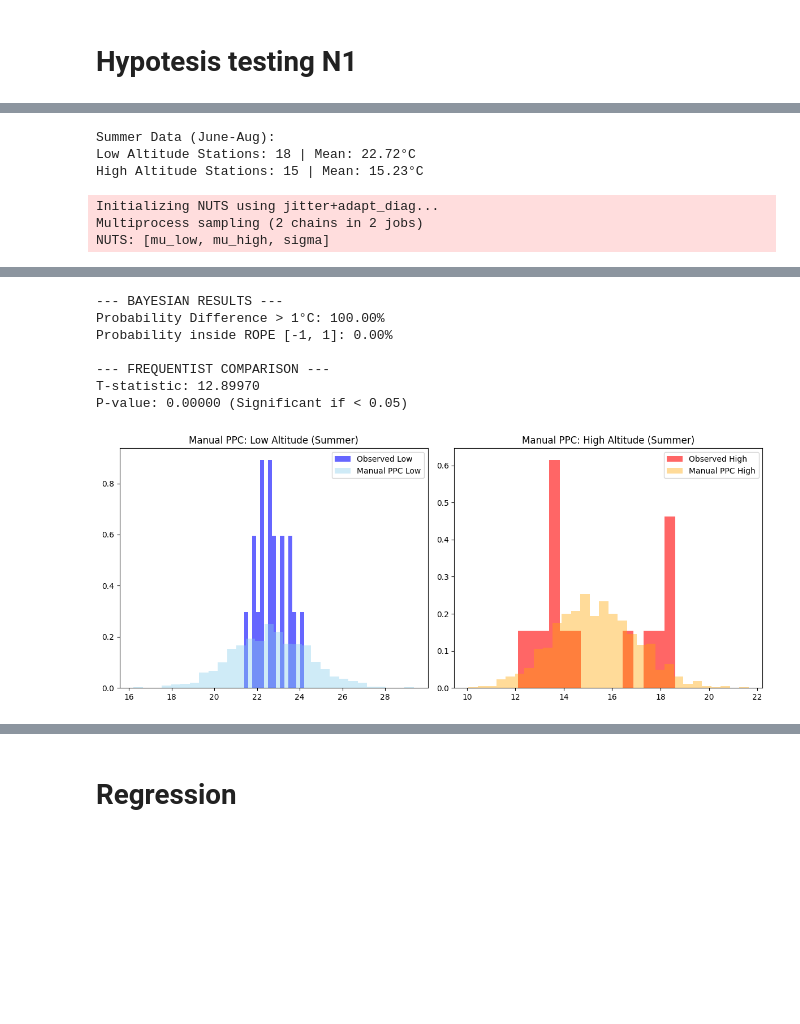
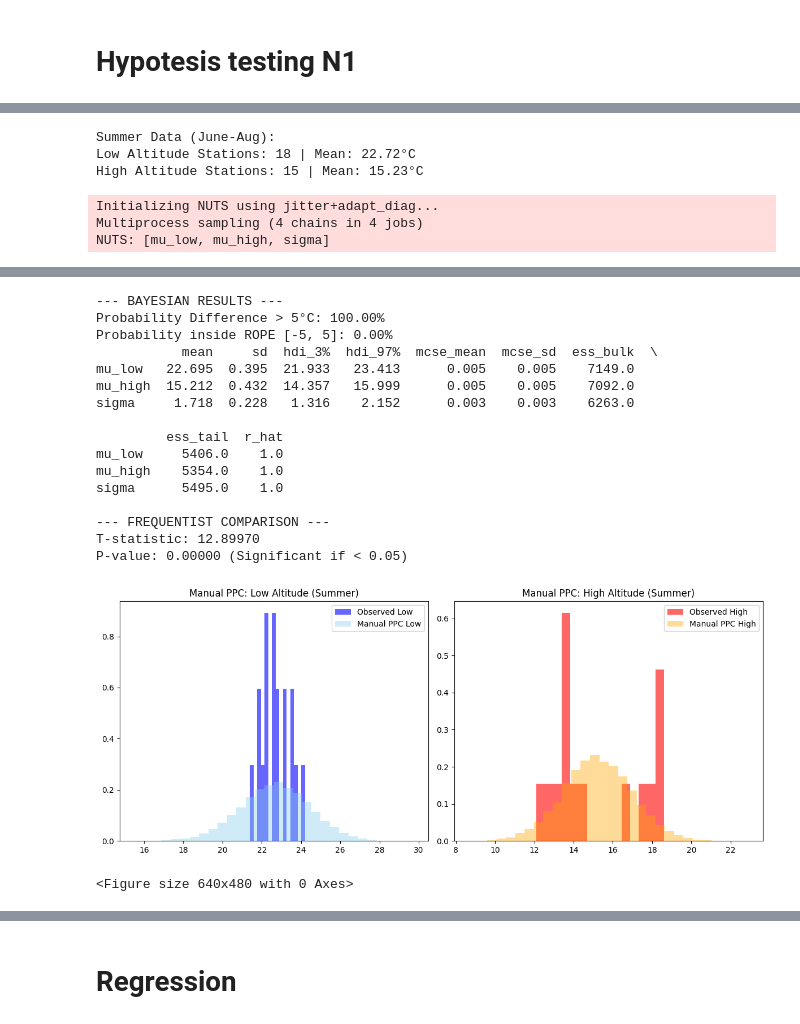
Before and after one commit to ManuCa93/bayesian_final_project, a Jupyter notebook: project.ipynb, the cells around one changed output, grey strips where cells are left out. Cells and saved outputs as stored; diff of their text form; code cells hidden in the pictures; blank space fills up the shorter version.

```diff
--- a/project.ipynb
+++ b/project.ipynb
@@ -636,12 +634,14 @@ with pm.Model() as model_informed:
 # 3. ROPE ANALYSIS AND RESULTS
 post_diff = trace_inf.posterior['diff'].values.flatten()
 # ROPE defines the range of practical equivalence where the difference is negligible [cite: 152]
-p_greater_1 = np.mean(post_diff > 1)
-p_rope = np.mean((post_diff >= -1) & (post_diff <= 1))
+p_greater_1 = np.mean(post_diff > 5)
+p_rope = np.mean((post_diff >= -5) & (post_diff <= 5))
 
 print(f"--- BAYESIAN RESULTS ---")
-print(f"Probability Difference > 1°C: {p_greater_1*100:.2f}%")
-print(f"Probability inside ROPE [-1, 1]: {p_rope*100:.2f}%")
+print(f"Probability Difference > 5°C: {p_greater_1*100:.2f}%")
+print(f"Probability inside ROPE [-5, 5]: {p_rope*100:.2f}%")
+
+print(az.summary(trace_inf, var_names=['mu_low', 'mu_high', 'sigma']))
 
 # 4. FREQUENTIST TEST (Comparison)
 # We perform a two-sample t-test to check for statistical significance [cite: 68, 117]
@@ -659,35 +659,58 @@ mu_high_s = draws['mu_high'].values
 sigma_s = draws['sigma'].values
 
 # Predictive Distribution: Generating new data based on the model's parameters
-ppc_low_manual = np.random.normal(mu_low_s, sigma_s)
-ppc_high_manual = np.random.normal(mu_high_s, sigma_s)
+n_draws = 1000
+# ppc_low_manual = np.random.normal(mu_low_s, sigma_s)
+ppc_low_manual = np.array([np.random.normal(mu_low_s[i], sigma_s[i], size=len(temp_low)) for i in range(n_draws)])
+# ppc_high_manual = np.random.normal(mu_high_s, sigma_s)
+ppc_high_manual = np.array([np.random.normal(mu_high_s[i], sigma_s[i], size=len(temp_high)) for i in range(n_draws)])
 
 # Visualization of the fit
 plt.figure(figsize=(12, 5))
 
-# Subplot for Low Altitude
+# --- FIX VISUALIZATION ---
+# Subplot 1: Low Altitude (Observed vs Predicted)
 plt.subplot(1, 2, 1)
 plt.hist(temp_low, bins=15, density=True, alpha=0.6, label='Observed Low', color='blue')
-# The PPC distribution should overlap the observed data if the model fit is good
-plt.hist(ppc_low_manual, bins=30, density=True, alpha=0.4, label='Manual PPC Low', color='skyblue')
+plt.hist(ppc_low_manual.flatten(), bins=30, density=True, alpha=0.4, label='Manual PPC Low', color='skyblue')
 plt.title("Manual PPC: Low Altitude (Summer)")
 plt.legend()
 
-# Subplot for High Altitude
+# Subplot 2: High Altitude (Observed vs Predicted)
 plt.subplot(1, 2, 2)
 plt.hist(temp_high, bins=15, density=True, alpha=0.6, label='Observed High', color='red')
-plt.hist(ppc_high_manual, bins=30, density=True, alpha=0.4, label='Manual PPC High', color='orange')
+plt.hist(ppc_high_manual.flatten(), bins=30, density=True, alpha=0.4, label='Manual PPC High', color='orange')
 plt.title("Manual PPC: High Altitude (Summer)")
 plt.legend()
 
 plt.tight_layout()
 plt.show()
+
+# # Subplot for Low Altitude
+# plt.subplot(1, 2, 1)
+# # plt.hist(temp_low, bins=15, density=True, alpha=0.6, label='Observed Low', color='blue')
+# plt.hist(ppc_low_manual.flatten(), bins=30, density=True, alpha=0.4, label='Manual PPC Low', color='skyblue')
+# # The PPC distribution should overlap the observed data if the model fit is good
+# # plt.hist(ppc_low_manual, bins=30, density=True, alpha=0.4, label='Manual PPC Low', color='skyblue')
+# plt.hist(ppc_high_manual.flatten(), bins=30, density=True, alpha=0.4, label='Manual PPC High', color='orange')
+# plt.title("Manual PPC: Low Altitude (Summer)")
+# plt.legend()
+
+# # Subplot for High Altitude
+# plt.subplot(1, 2, 2)
+# plt.hist(temp_high, bins=15, density=True, alpha=0.6, label='Observed High', color='red')
+# plt.hist(ppc_high_manual, bins=30, density=True, alpha=0.4, label='Manual PPC High', color='orange')
+# plt.title("Manual PPC: High Altitude (Summer)")
+# plt.legend()
+
+plt.tight_layout()
+plt.show()
 # %% [output]
 Summer Data (June-Aug):
 Low Altitude Stations: 18 | Mean: 22.72°C
 High Altitude Stations: 15 | Mean: 15.23°C
 Initializing NUTS using jitter+adapt_diag...
-Multiprocess sampling (2 chains in 2 jobs)
+Multiprocess sampling (4 chains in 4 jobs)
 NUTS: [mu_low, mu_high, sigma]
 [interactive output not drawn]
 [interactive output not drawn]
@@ -696,11 +719,21 @@ We recommend running at least 4 chains for robust computation of convergence dia
 --- BAYESIAN RESULTS ---
-Probability Difference > 1°C: 100.00%
-Probability inside ROPE [-1, 1]: 0.00%
+Probability Difference > 5°C: 100.00%
+Probability inside ROPE [-5, 5]: 0.00%
+           mean     sd  hdi_3%  hdi_97%  mcse_mean  mcse_sd  ess_bulk  \
+mu_low   22.695  0.395  21.933   23.413      0.005    0.005    7149.0
+mu_high  15.212  0.432  14.357   15.999      0.005    0.005    7092.0
+sigma     1.718  0.228   1.316    2.152      0.003    0.003    6263.0
+
+         ess_tail  r_hat
+mu_low     5406.0    1.0
+mu_high    5354.0    1.0
+sigma      5495.0    1.0
 
 --- FREQUENTIST COMPARISON ---
 T-statistic: 12.89970
 P-value: 0.00000 (Significant if < 0.05)
-[figure, old version]
+[figure, new version]
+<Figure size 640x480 with 0 Axes>
 # %%
 # 6. PRIOR SENSITIVITY ANALYSIS (Diffuse Prior)
 with pm.Model() as model_diffuse:
```
Also changed, not shown: parts of 9 cells of this notebook, 2 other files.
